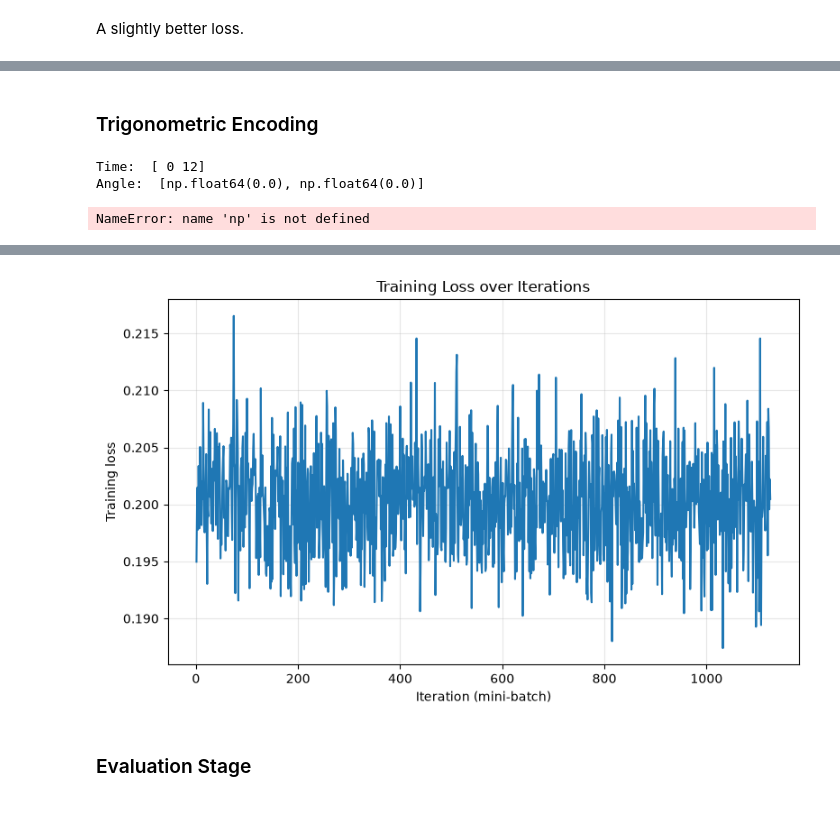
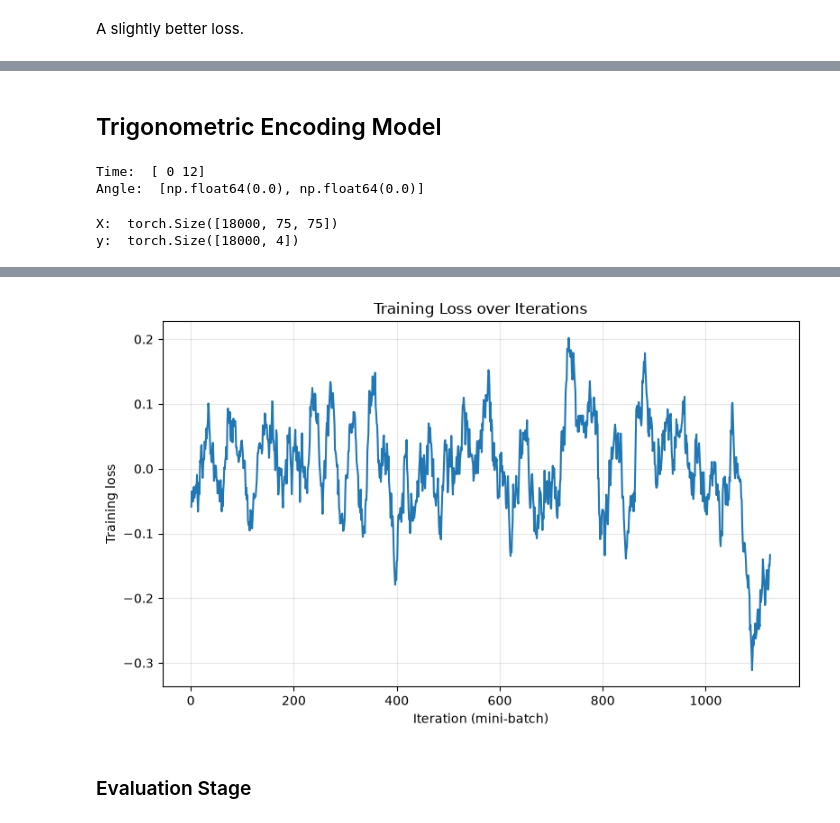
Before and after one commit to DanielSGH/NN-Image-Classification, a Jupyter notebook: task2.ipynb, the cells around one changed output, grey strips where cells are left out. Cells and saved outputs as stored; diff of their text form; code cells hidden in the pictures.

```diff
--- a/task2.ipynb
+++ b/task2.ipynb
@@ -154,4 +163,14 @@ loss_function = nn.SmoothL1Loss(beta=4.0)
 
 optimizer = torch.optim.AdamW(model.parameters(), lr=learning_rate, weight_decay=0.015)
+# %%
+# auxiliary function to smooth out the graph plots
+def smooth(y, box_pts):
+    box = np.ones(box_pts) / box_pts
+    values = [value.detach().cpu().float().mean().item() if torch.is_tensor(value) else float(value) for value in y]
+    values = np.asarray(values, dtype=float)
+    weights = np.ones(box_pts) / box_pts
+    smoothed = np.convolve(values, weights, mode="same")
+    counts = np.convolve(np.ones_like(values), weights, mode="same")
+    return smoothed / counts
 # %%
 # training process
@@ -431,0 +531,8 @@ A slightly better loss.
+# %%
+# new (circular-) loss
+def circular_smoothl1(pred, target, beta=0.05):
+    difference = torch.remainder(pred - target, 12.0)
+
+    d = torch.minimum(difference, 12.0 - difference)
+    loss = nn.SmoothL1Loss(beta=beta)
+    return loss(d, torch.zeros_like(d))
@@ -432,5 +644,5 @@ A slightly better loss.
 # %% [markdown]
-### Trigonometric Encoding
+## Trigonometric Encoding Model
 # %%
 def trigonometric_encoding(sample):
     hour_angle = (2*np.pi * (sample[0] + sample[1] / 60)) / 12
@@ -450,19 +662,19 @@ class NNTrigonometricEnconder(nn.Module):
         super(NNTrigonometricEnconder, self).__init__()
         self.encoder = nn.Sequential(
             nn.Conv2d(in_channels=in_channels, out_channels=64, kernel_size=6),
-            nn.Sigmoid(),
+            nn.ReLU(),
             nn.MaxPool2d(kernel_size=2),
 
             nn.Conv2d(64, 32, kernel_size=6),
-            nn.Sigmoid(),
+            nn.ReLU(),
             nn.MaxPool2d(kernel_size=2),
 
             nn.Conv2d(32, 16, kernel_size=3),
-            nn.Sigmoid(),
+            nn.ReLU(),
             nn.MaxPool2d(kernel_size=2),
 
             nn.Conv2d(16, 32, kernel_size=3),
-            nn.Sigmoid(),
+            nn.ReLU(),
             nn.MaxPool2d(kernel_size=2),
 
             nn.AdaptiveAvgPool2d((4, 4)),
@@ -493,10 +705,10 @@ class NNTrigonometricEnconder(nn.Module):
         return x
 # %%
 # Transform data, so it can be processed by the PyTorch NN
-angle_labels = np.array([trigonometric_encoding(sample) for sample in sample_labels])
+angle_labels = np.array([trigonometric_encoding(sample) for sample in all_labels])
 
-sin_cos_labels = np.array([[np.cos(x[0]), np.sin(x[0]), np.cos(x[1]), np.sin(1)] for x in angle_labels])
-X = torch.from_numpy(sample_images)
+sin_cos_labels = np.array([[np.cos(x[0]), np.sin(x[0]), np.cos(x[1]), np.sin(x[1])] for x in angle_labels])
+X = torch.from_numpy(all_images)
 y = torch.from_numpy(sin_cos_labels)
 
 print("X: ", X.size())
@@ -509,7 +721,7 @@ learning_rate = 1e-4
 batch_size = 64
 epochs = 5
 
-generator = torch.Generator().manual_seed(42) # for reproducibility purposes
+#generator = torch.Generator().manual_seed(42) # for reproducibility purposes
 
 train_set, val_set, test_set = random_split(
     dataset, [0.8, 0.1, 0.1], generator=generator
@@ -519,13 +731,16 @@ train_loader = DataLoader(train_set, batch_size=batch_size, shuffle=True)
 val_loader = DataLoader(val_set, batch_size=batch_size)
 test_loader = DataLoader(test_set, batch_size=batch_size)
 # %% [output]
-NameError: name 'np' is not defined
+X:  torch.Size([18000, 75, 75])
+y:  torch.Size([18000, 4])
 # %%
 model = NNTrigonometricEnconder(in_channels=1, num_classes=4).to(device)
-loss_function = nn.SmoothL1Loss(beta=1.5)
+loss_function = nn.CrossEntropyLoss()
 
 optimizer = torch.optim.AdamW(model.parameters(), lr=learning_rate, weight_decay=0.015)
 loss_history = []
+
+best_model = None
 
 for n in range(epochs):
     cumulated_loss = torch.zeros((), device=device)
@@ -544,9 +759,12 @@ for n in range(epochs):
         cumulated_loss += loss.detach()
 
     print(f"End of epoch. Cumulated loss: {cumulated_loss.item():.4f}")
+    if best_model is None or cumulated_loss.item() > best_model["val_score"] :
+        best_model = {"model": model, "val_score": cumulated_loss.item()}
+
 
 plt.figure(figsize=(8, 5))
-plt.plot(range(1, len(loss_history) + 1), loss_history)
+plt.plot(range(1, len(loss_history) + 1), smooth(loss_history, 20))
 plt.xlabel("Iteration (mini-batch)")
 plt.ylabel("Training loss")
 plt.title("Training Loss over Iterations")
@@ -562,3 +780,3 @@ End of epoch. Cumulated loss: 45.0140
-[figure, old version]
+[figure, new version]
 # %% [markdown]
 ### Evaluation Stage
```
Also changed, not shown: parts of 42 cells of this notebook.
